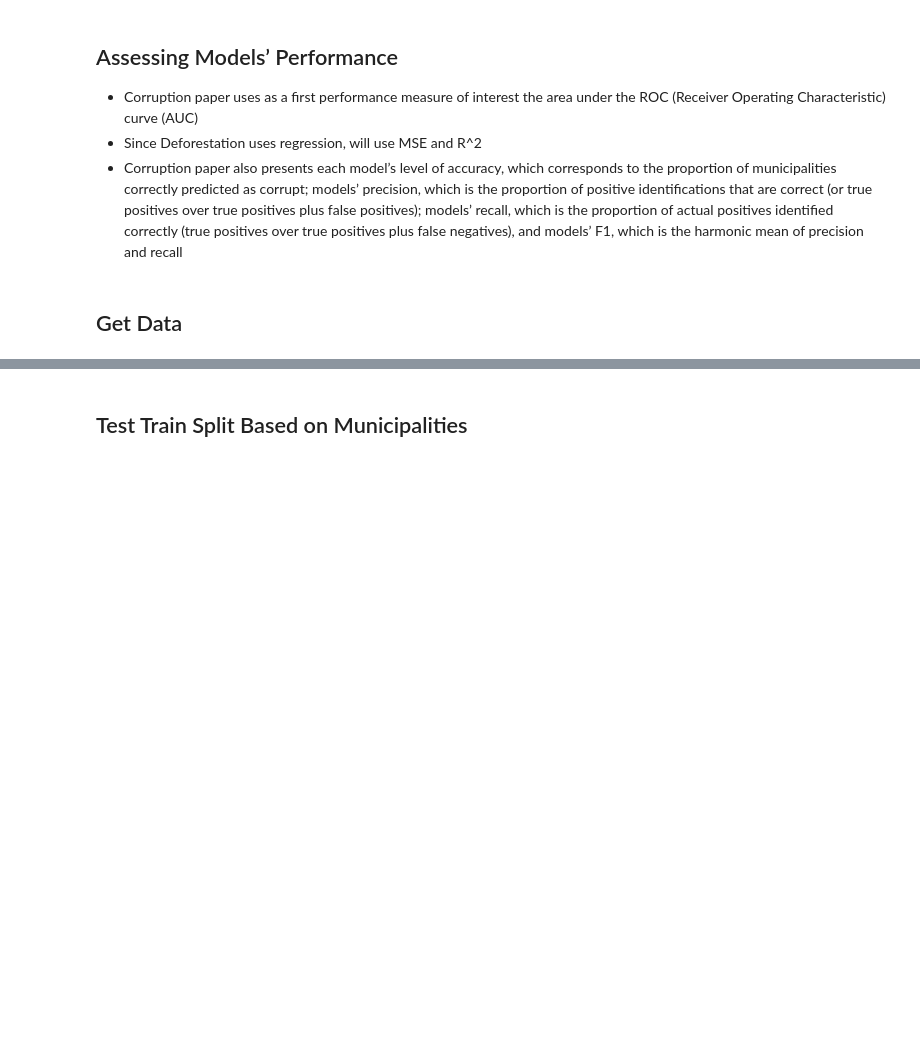
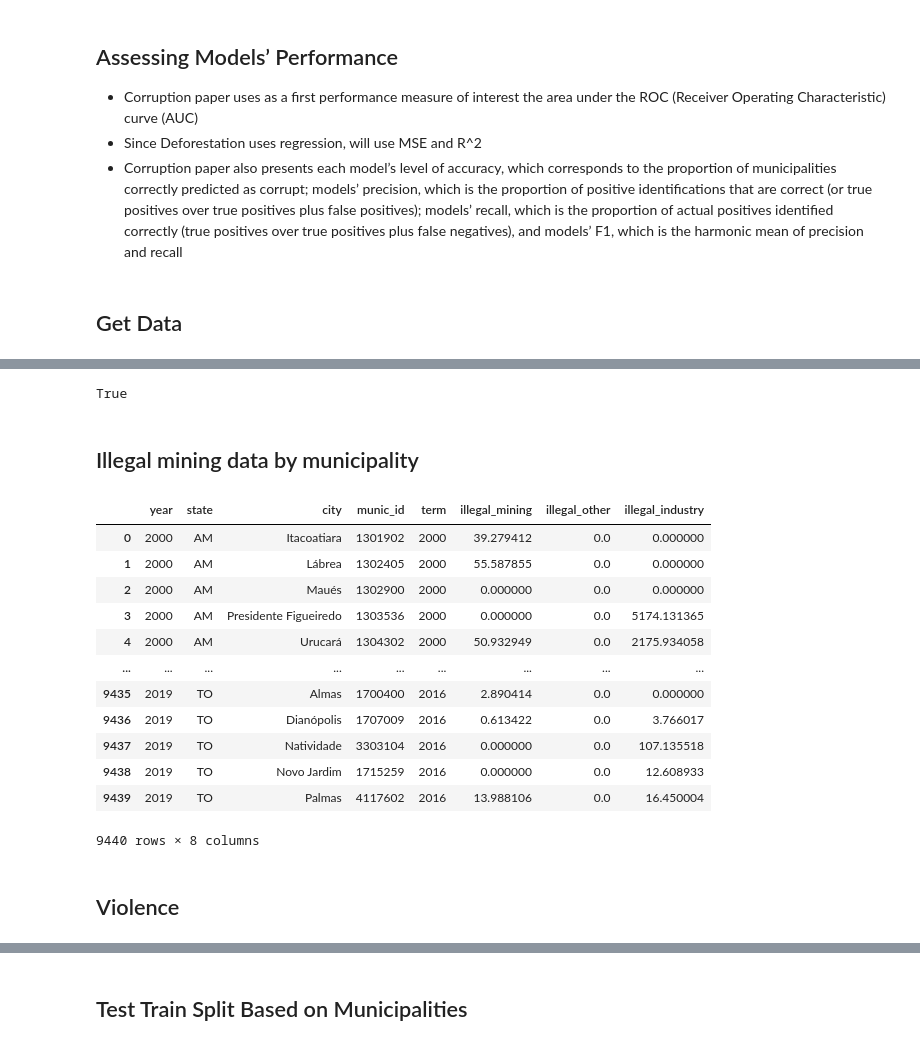
Before and after one commit to aulichney/Deforestation, a Jupyter notebook: Corruption Paper ML Modeling.ipynb, the cells around one changed output, grey strips where cells are left out. Saved outputs shown, nothing was run; the diff lists cells and outputs as text; code cells hidden in the pictures; blank space fills up the shorter version.

Commit message:
Adds more data

```diff
--- a/Corruption Paper ML Modeling.ipynb
+++ b/Corruption Paper ML Modeling.ipynb
@@ -228,0 +199,7 @@ df = df[['ID', 'x', 'y','year', 'forest.l', 'rain1', 'elevation',
+# %%
+#check that we merged right!
+((df.head(1).emiss_agr).values == (df2[(df2.munic_id == 1303908)&(df2.year == 2011)].emiss_agr).values)[0]
+# %% [output]
+True
+# %% [markdown]
+## Illegal mining data by municipality
@@ -228,0 +208,16 @@ df = df[['ID', 'x', 'y','year', 'forest.l', 'rain1', 'elevation',
+# %%
+illegal_mine
+# %% [output]
+|  | year | state | city | munic_id | term | illegal_mining | illegal_other | illegal_industry |
+| 0 | 2000 | AM | Itacoatiara | 1301902 | 2000 | 39.279412 | 0.0 | 0.000000 |
+| 1 | 2000 | AM | Lábrea | 1302405 | 2000 | 55.587855 | 0.0 | 0.000000 |
+| 2 | 2000 | AM | Maués | 1302900 | 2000 | 0.000000 | 0.0 | 0.000000 |
+| 3 | 2000 | AM | Presidente Figueiredo | 1303536 | 2000 | 0.000000 | 0.0 | 5174.131365 |
+| 4 | 2000 | AM | Urucará | 1304302 | 2000 | 50.932949 | 0.0 | 2175.934058 |
+| ... | ... | ... | ... | ... | ... | ... | ... | ... |
+| 9435 | 2019 | TO | Almas | 1700400 | 2016 | 2.890414 | 0.0 | 0.000000 |
+| 9436 | 2019 | TO | Dianópolis | 1707009 | 2016 | 0.613422 | 0.0 | 3.766017 |
+| 9437 | 2019 | TO | Natividade | 3303104 | 2016 | 0.000000 | 0.0 | 107.135518 |
+| 9438 | 2019 | TO | Novo Jardim | 1715259 | 2016 | 0.000000 | 0.0 | 12.608933 |
+| 9439 | 2019 | TO | Palmas | 4117602 | 2016 | 13.988106 | 0.0 | 16.450004 |
+9440 rows × 8 columns
@@ -228,0 +226,2 @@ df = df[['ID', 'x', 'y','year', 'forest.l', 'rain1', 'elevation',
+# %% [markdown]
+## Violence
```
Also changed, not shown: parts of 52 cells of this notebook.
